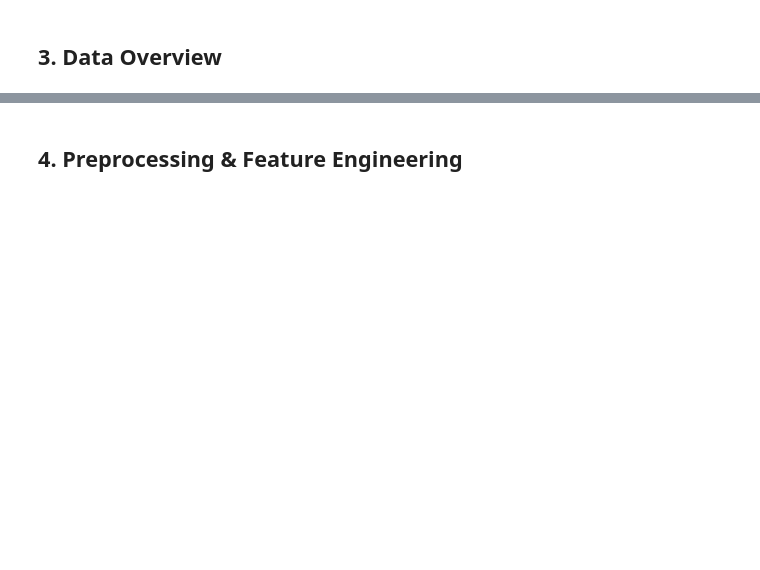
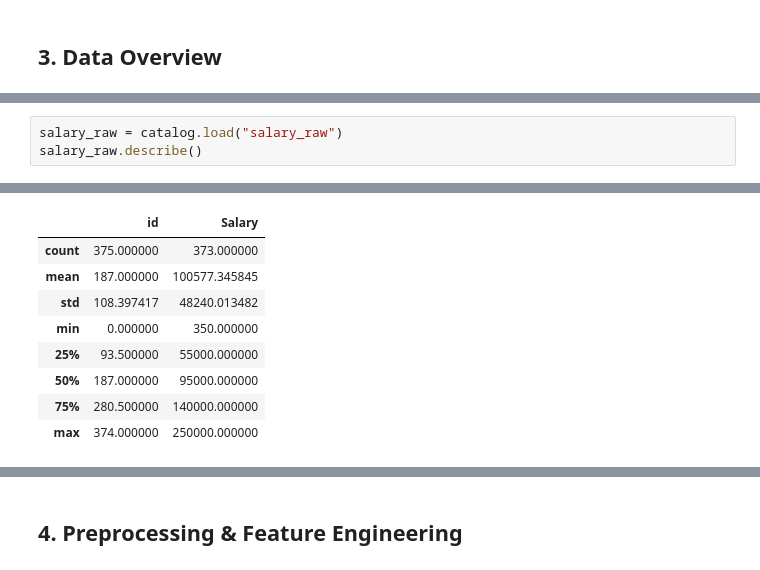
Before and after one commit to cristianrohr/challenge-prediction-salary, a Jupyter notebook: salary-prediction/notebooks/02_Report.ipynb, the cells around one changed output, grey strips where cells are left out. Cells and saved outputs as stored; diff of their text form; blank space fills up the shorter version.

```diff
--- a/salary-prediction/notebooks/02_Report.ipynb
+++ b/salary-prediction/notebooks/02_Report.ipynb
@@ -196,0 +194,4 @@ Data Quality Observations:
+# %%
+salary_raw = catalog.load("salary_raw")
+salary_raw.describe()
+# %% [output]
@@ -196,0 +200,9 @@ Data Quality Observations:
+|  | id | Salary |
+| count | 375.000000 | 373.000000 |
+| mean | 187.000000 | 100577.345845 |
+| std | 108.397417 | 48240.013482 |
+| min | 0.000000 | 350.000000 |
+| 25% | 93.500000 | 55000.000000 |
+| 50% | 187.000000 | 95000.000000 |
+| 75% | 280.500000 | 140000.000000 |
+| max | 374.000000 | 250000.000000 |
```
Also changed, not shown: parts of 16 cells of this notebook, 2 other files.
